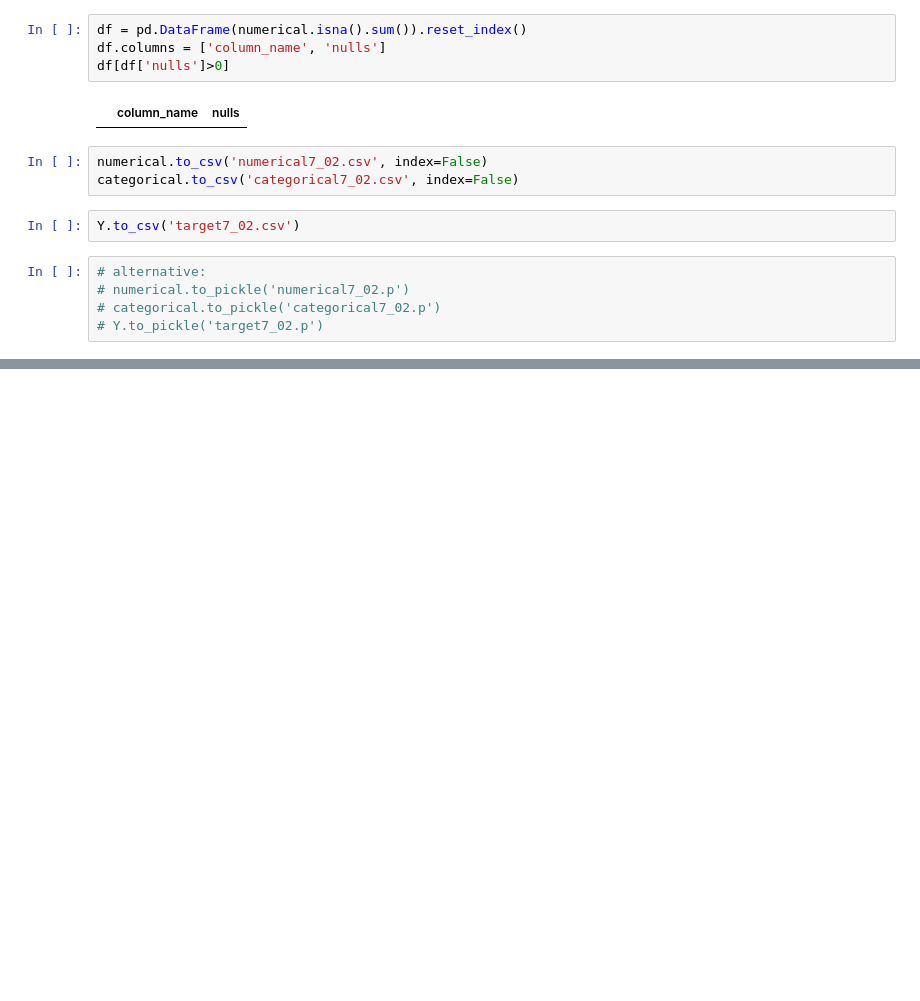
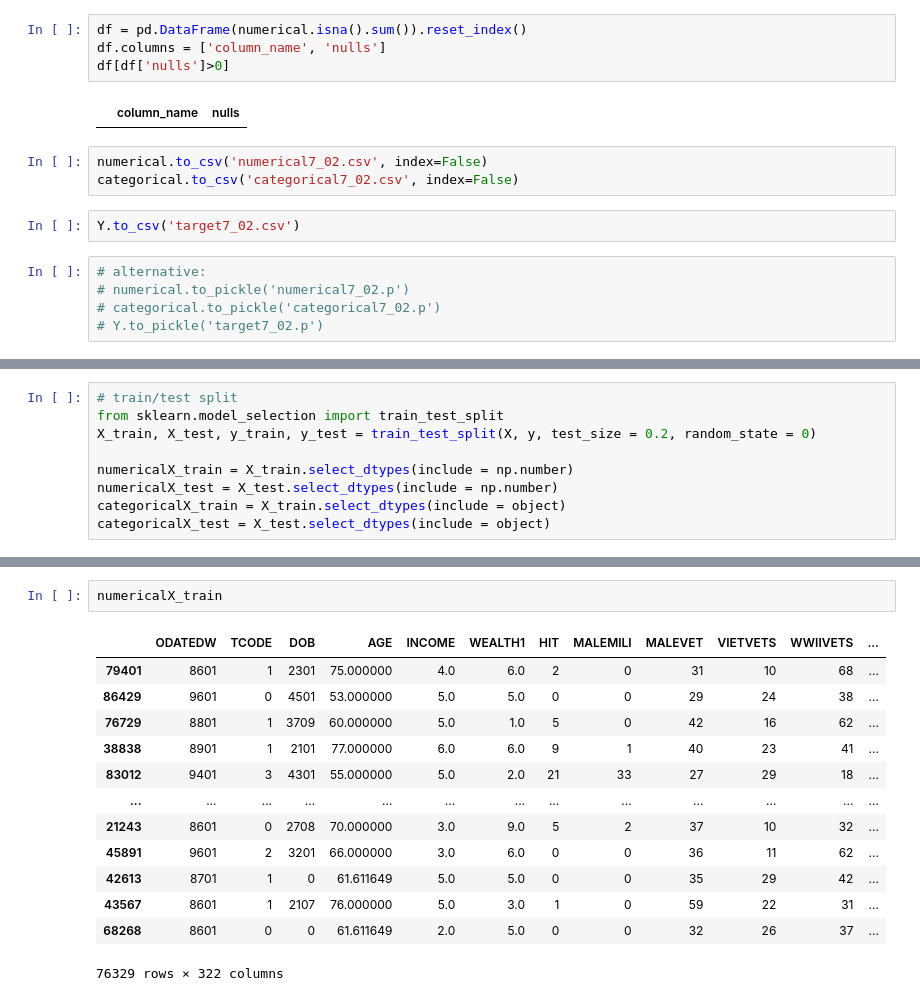
Before and after one commit to SuperAmy99/lab-revisiting-machine-learning, a Jupyter notebook: revisiting machine learning .ipynb, the cells around one changed output, grey strips where cells are left out. Cells and saved outputs as stored; diff of their text form; blank space fills up the shorter version.

```diff
--- a/revisiting machine learning .ipynb
+++ b/revisiting machine learning .ipynb
@@ -1567,0 +1686,9 @@ Y.to_csv('target7_02.csv')
+# %%
+# train/test split
+from sklearn.model_selection import train_test_split
+X_train, X_test, y_train, y_test = train_test_split(X, y, test_size = 0.2, random_state = 0)
+
+numericalX_train = X_train.select_dtypes(include = np.number)
+numericalX_test = X_test.select_dtypes(include = np.number)
+categoricalX_train = X_train.select_dtypes(include = object)
+categoricalX_test = X_test.select_dtypes(include = object)
@@ -1567,0 +1711,16 @@ Y.to_csv('target7_02.csv')
+# %%
+numericalX_train
+# %% [output]
+|  | ODATEDW | TCODE | DOB | AGE | INCOME | WEALTH1 | HIT | MALEMILI | MALEVET | VIETVETS | WWIIVETS | ... |
+| 79401 | 8601 | 1 | 2301 | 75.000000 | 4.0 | 6.0 | 2 | 0 | 31 | 10 | 68 | ... |
+| 86429 | 9601 | 0 | 4501 | 53.000000 | 5.0 | 5.0 | 0 | 0 | 29 | 24 | 38 | ... |
+| 76729 | 8801 | 1 | 3709 | 60.000000 | 5.0 | 1.0 | 5 | 0 | 42 | 16 | 62 | ... |
+| 38838 | 8901 | 1 | 2101 | 77.000000 | 6.0 | 6.0 | 9 | 1 | 40 | 23 | 41 | ... |
+| 83012 | 9401 | 3 | 4301 | 55.000000 | 5.0 | 2.0 | 21 | 33 | 27 | 29 | 18 | ... |
+| ... | ... | ... | ... | ... | ... | ... | ... | ... | ... | ... | ... | ... |
+| 21243 | 8601 | 0 | 2708 | 70.000000 | 3.0 | 9.0 | 5 | 2 | 37 | 10 | 32 | ... |
+| 45891 | 9601 | 2 | 3201 | 66.000000 | 3.0 | 6.0 | 0 | 0 | 36 | 11 | 62 | ... |
+| 42613 | 8701 | 1 | 0 | 61.611649 | 5.0 | 5.0 | 0 | 0 | 35 | 29 | 42 | ... |
+| 43567 | 8601 | 1 | 2107 | 76.000000 | 5.0 | 3.0 | 1 | 0 | 59 | 22 | 31 | ... |
+| 68268 | 8601 | 0 | 0 | 61.611649 | 2.0 | 5.0 | 0 | 0 | 32 | 26 | 37 | ... |
+76329 rows × 322 columns
```
Also changed, not shown: parts of 42 cells of this notebook.
